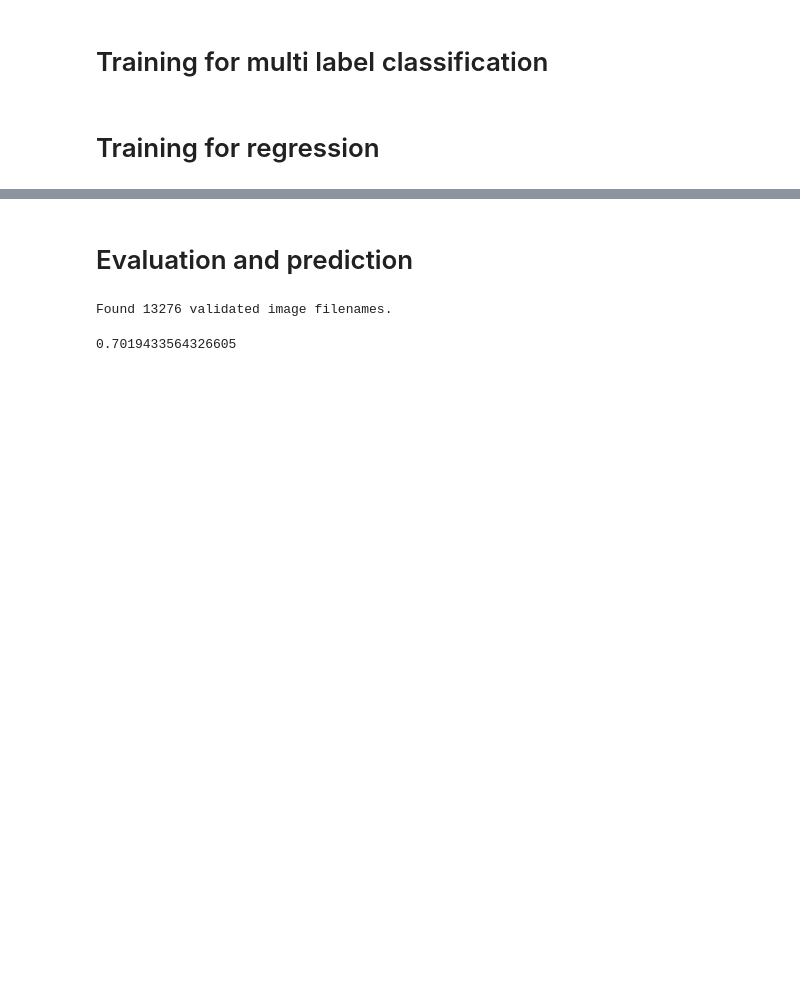
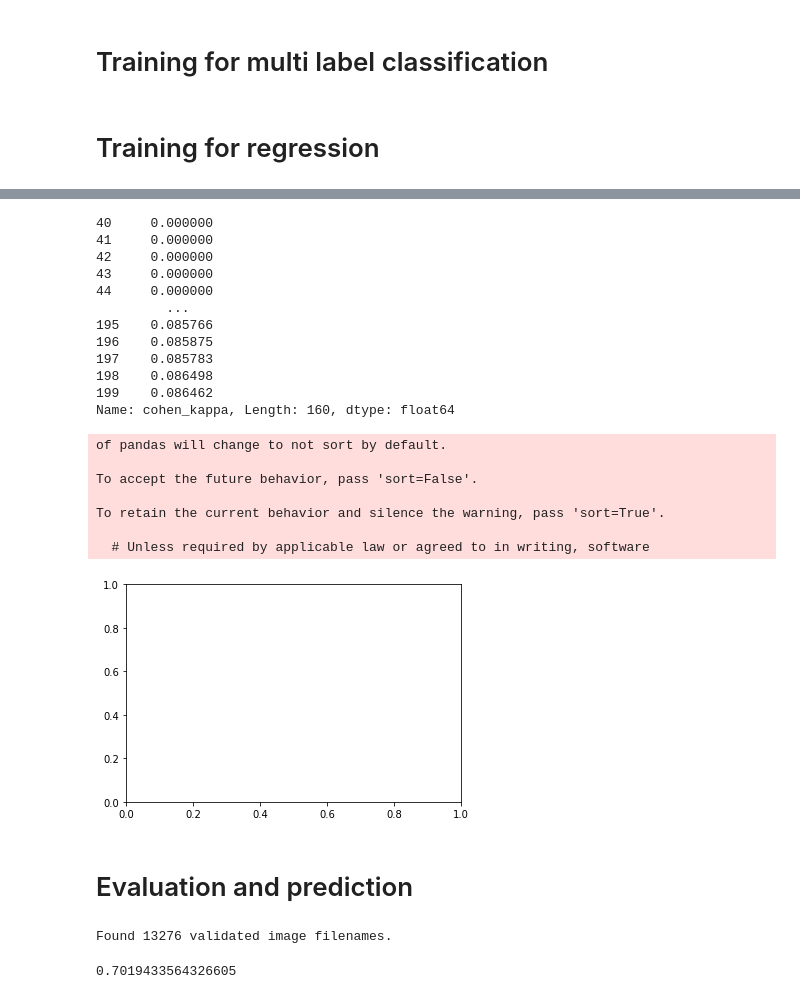
Before and after one commit to SaizFerri/diabetic-retinopathy-detection, a Jupyter notebook: model/ResNet_50.ipynb, the cells around one changed output, grey strips where cells are left out. Cells and saved outputs as stored; diff of their text form; code cells hidden in the pictures; blank space fills up the shorter version.

```diff
--- a/model/ResNet_50.ipynb
+++ b/model/ResNet_50.ipynb
@@ -525,3 +614,41 @@ model.load_weights(f'{DATASET_PATH}checkpoints/resnet50_dense_regression_checkpo
+# %%
+hist = pd.DataFrame({'cohen_kappa' : []})
+fig, ax = plt.subplots()
+for i in range(2):
+  #try:
+    key = f'E{i}'
+    history_df = pd.read_hdf(f'{DATASET_PATH}/history/copy_from_imagenet_history_full.hdf5', key=key)
+
+    #ax.plot(history_df['batch'], history_df['cohen_kappa'], label=key)
+    hist = pd.concat([hist, history_df], ignore_index=True)
+  #except:
+    #None
+
+#ax.plot(np.arange(hist.shape[0]), hist['cohen_kappa'], label='cohen_kappa')
+#ax.legend()
+#fig.show()
+print(hist['cohen_kappa'][40:20])
+# %% [output]
+40     0.000000
+41     0.000000
+42     0.000000
+43     0.000000
+44     0.000000
+         ...
+195    0.085766
+196    0.085875
+197    0.085783
+198    0.086498
+199    0.086462
+Name: cohen_kappa, Length: 160, dtype: float64
+of pandas will change to not sort by default.
+
+To accept the future behavior, pass 'sort=False'.
+
+To retain the current behavior and silence the warning, pass 'sort=True'.
+
+  # Unless required by applicable law or agreed to in writing, software
+[figure, added]
 # %% [markdown]
 # Evaluation and prediction
 # %%
```
Also changed, not shown: parts of 14 cells of this notebook.
